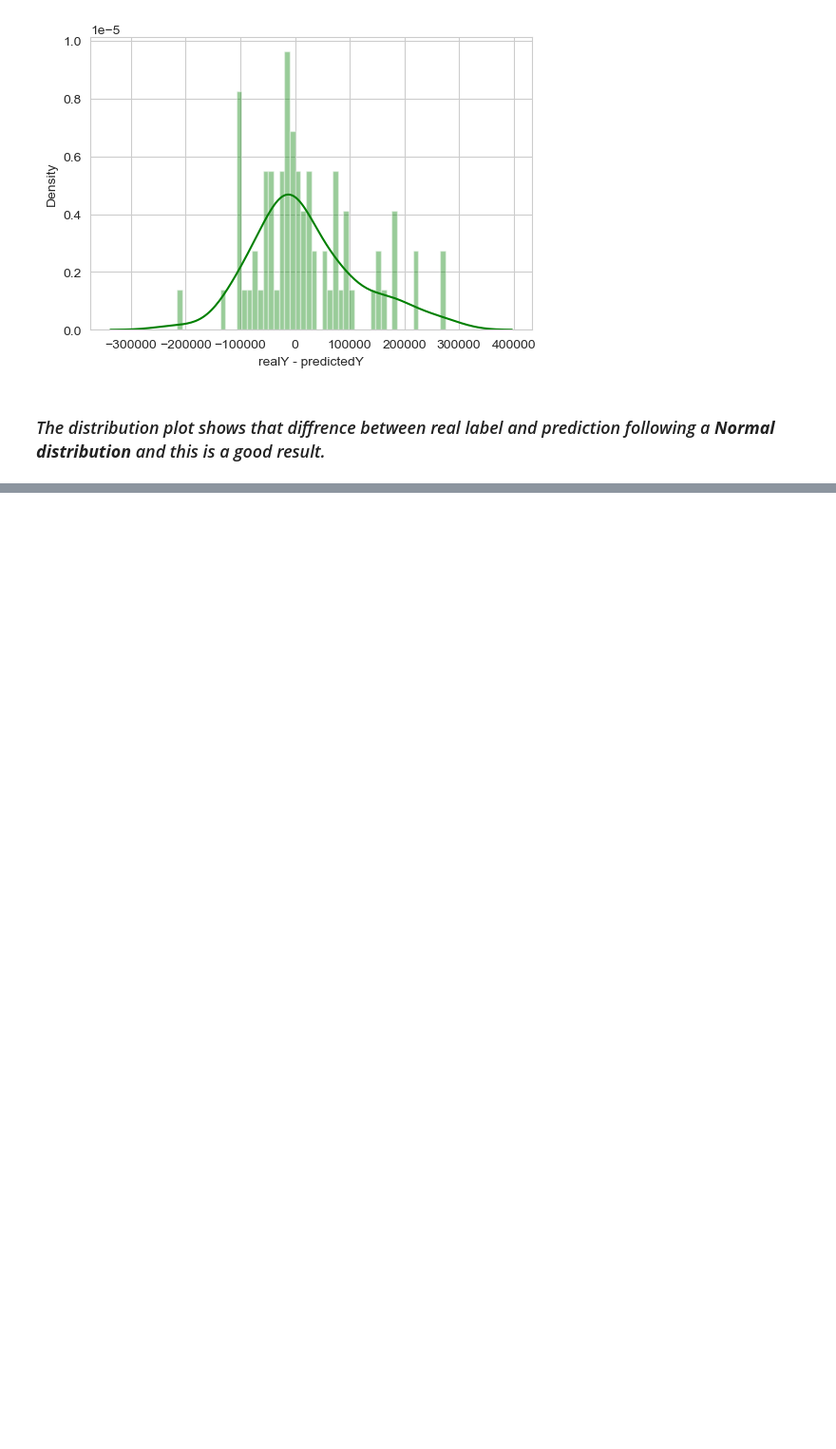
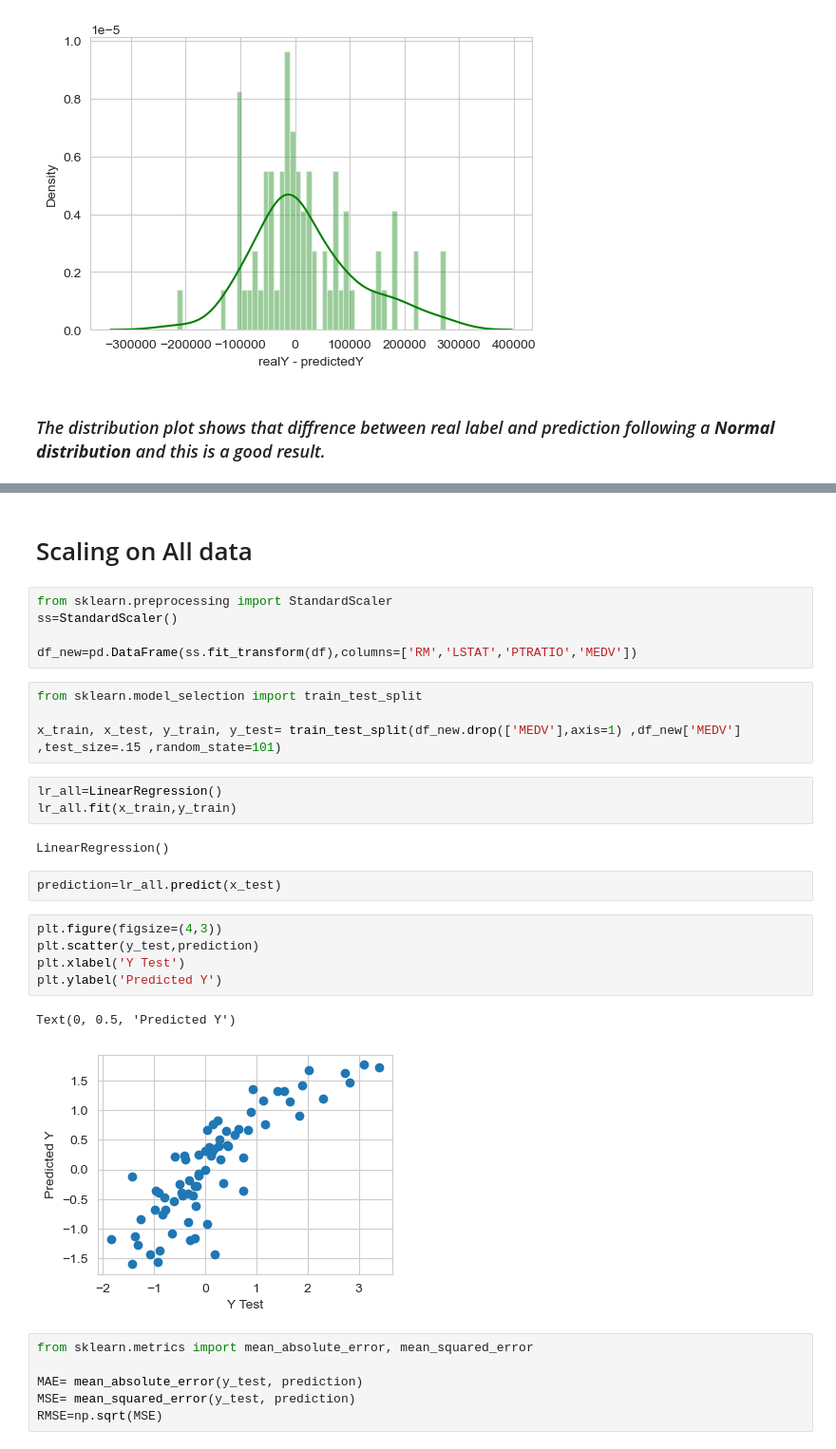
Before and after one commit to hosein-jamshidian/Data_Science_Course, a Jupyter notebook: Linear Regression/Lienar Regression.ipynb, the cells around one changed output, grey strips where cells are left out. Shown at 95% size. Drawn from its saved outputs; the diff is of its cells as text; blank space fills up the shorter version.

```diff
--- a/Linear Regression/Lienar Regression.ipynb
+++ b/Linear Regression/Lienar Regression.ipynb
@@ -169,0 +212,32 @@ Text(0.5, 0, 'realY - predictedY')
+# %% [markdown]
+# Scaling on All data
+# %%
+from sklearn.preprocessing import StandardScaler
+ss=StandardScaler()
+
+df_new=pd.DataFrame(ss.fit_transform(df),columns=['RM','LSTAT','PTRATIO','MEDV'])
+# %%
+from sklearn.model_selection import train_test_split
+
+x_train, x_test, y_train, y_test= train_test_split(df_new.drop(['MEDV'],axis=1) ,df_new['MEDV'] ,test_size=.15 ,random_state=101)
+# %%
+lr_all=LinearRegression()
+lr_all.fit(x_train,y_train)
+# %% [output]
+LinearRegression()
+# %%
+prediction=lr_all.predict(x_test)
+# %%
+plt.figure(figsize=(4,3))
+plt.scatter(y_test,prediction)
+plt.xlabel('Y Test')
+plt.ylabel('Predicted Y')
+# %% [output]
+Text(0, 0.5, 'Predicted Y')
+[figure, added]
+# %%
+from sklearn.metrics import mean_absolute_error, mean_squared_error
+
+MAE= mean_absolute_error(y_test, prediction)
+MSE= mean_squared_error(y_test, prediction)
+RMSE=np.sqrt(MSE)
```
Also changed, not shown: parts of 15 cells of this notebook.
